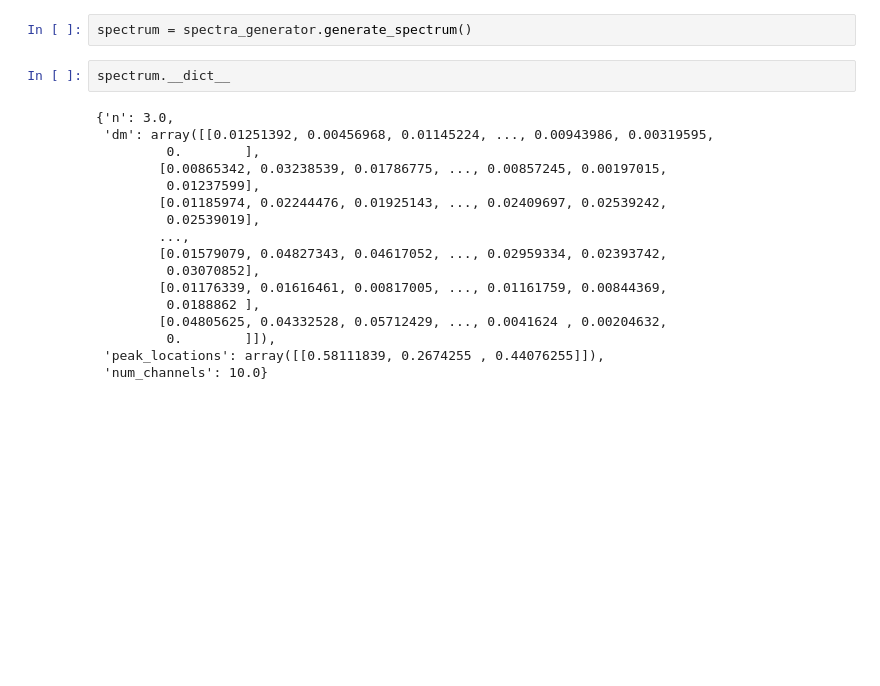
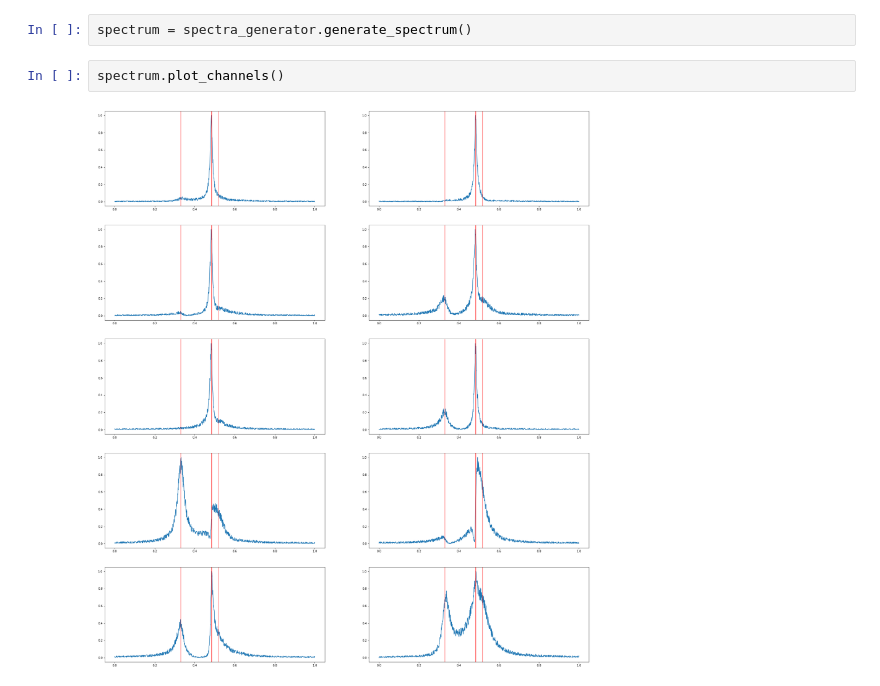
Before and after one commit to NathanPhilliber/DATA-Capstone, a Jupyter notebook: spectra_generator/notebooks/spectra_generator_exploration.ipynb, the cells around one changed output. Cells and saved outputs as stored; diff of their text form; blank space fills up the shorter version.

```diff
--- a/spectra_generator/notebooks/spectra_generator_exploration.ipynb
+++ b/spectra_generator/notebooks/spectra_generator_exploration.ipynb
@@ -327,21 +327,6 @@ spectra_generator = SpectraGenerator()
 # %%
 spectrum = spectra_generator.generate_spectrum()
 # %%
-spectrum.__dict__
+spectrum.plot_channels()
 # %% [output]
-{'n': 3.0,
- 'dm': array([[0.01251392, 0.00456968, 0.01145224, ..., 0.00943986, 0.00319595,
-         0.        ],
-        [0.00865342, 0.03238539, 0.01786775, ..., 0.00857245, 0.00197015,
-         0.01237599],
-        [0.01185974, 0.02244476, 0.01925143, ..., 0.02409697, 0.02539242,
-         0.02539019],
-        ...,
-        [0.01579079, 0.04827343, 0.04617052, ..., 0.02959334, 0.02393742,
-         0.03070852],
-        [0.01176339, 0.01616461, 0.00817005, ..., 0.01161759, 0.00844369,
-         0.0188862 ],
-        [0.04805625, 0.04332528, 0.05712429, ..., 0.0041624 , 0.00204632,
-         0.        ]]),
- 'peak_locations': array([[0.58111839, 0.2674255 , 0.44076255]]),
- 'num_channels': 10.0}
+[figure, added]
```
Also changed, not shown: 34 other files.
